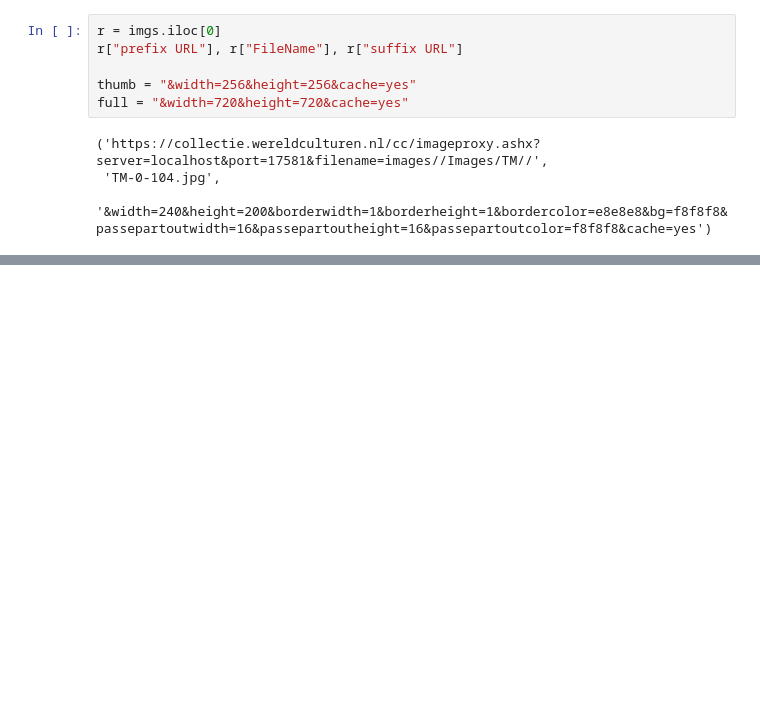
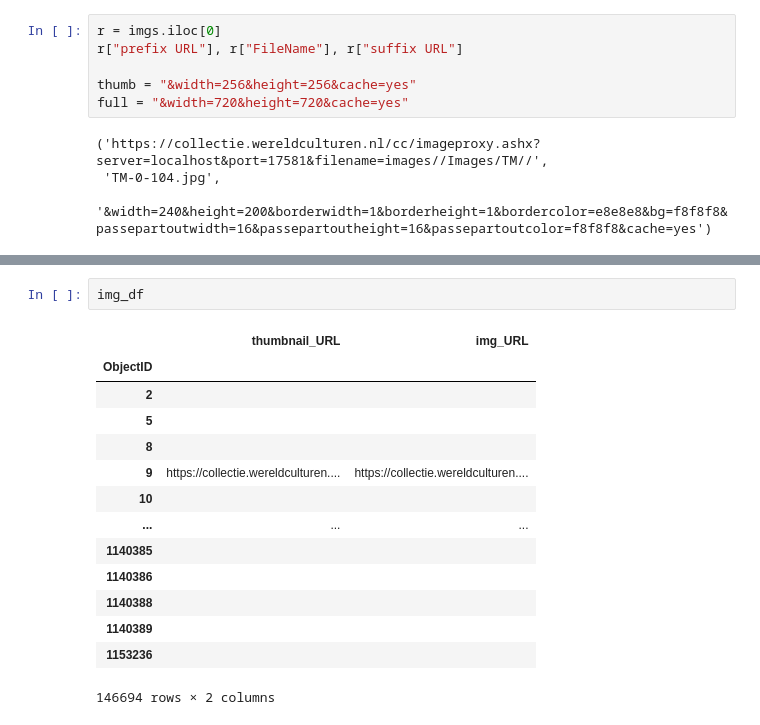
Before and after one commit to valevo/SABIO, a Jupyter notebook: backend/v0_4/dev.ipynb, the cells around one changed output, grey strips where cells are left out. Saved outputs shown, nothing was run; the diff lists cells and outputs as text; blank space fills up the shorter version.

```diff
--- a/backend/v0_4/dev.ipynb
+++ b/backend/v0_4/dev.ipynb
@@ -392,0 +408,17 @@ full = "&width=720&height=720&cache=yes"
+# %%
+img_df
+# %% [output]
+|  | thumbnail_URL | img_URL |
+| ObjectID |  |  |
+| 2 |  |  |
+| 5 |  |  |
+| 8 |  |  |
+| 9 | https://collectie.wereldculturen.... | https://collectie.wereldculturen.... |
+| 10 |  |  |
+| ... | ... | ... |
+| 1140385 |  |  |
+| 1140386 |  |  |
+| 1140388 |  |  |
+| 1140389 |  |  |
+| 1153236 |  |  |
+146694 rows × 2 columns
```
Also changed, not shown: parts of 6 cells of this notebook, 4 other files.
